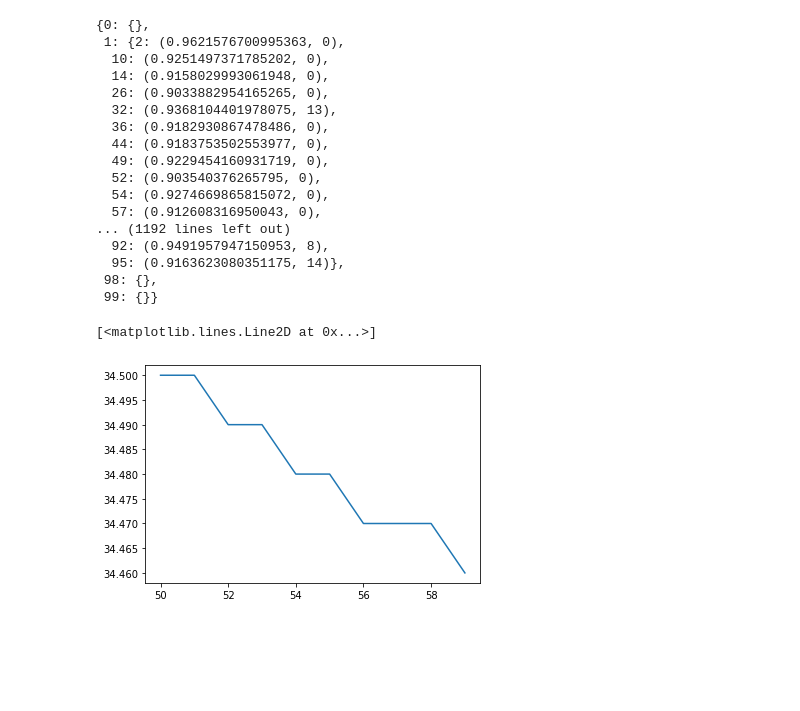
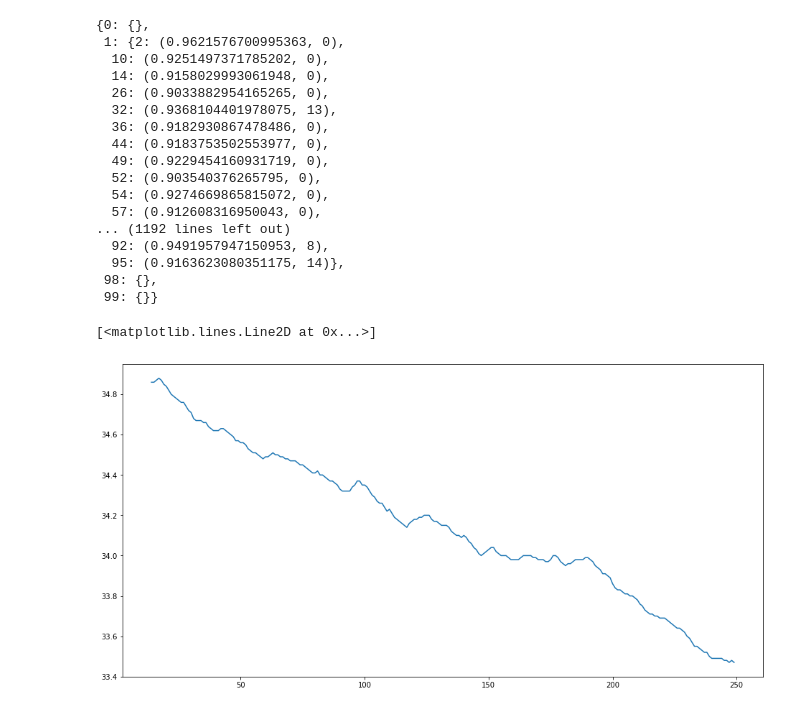
Before and after one commit to notalol1con/algothon2022, a Jupyter notebook: test.ipynb, the cells around one changed output. Drawn from its saved outputs; the diff is of its cells as text; code cells hidden in the pictures; blank space fills up the shorter version.

```diff
--- a/test.ipynb
+++ b/test.ipynb
@@ -223,10 +223,11 @@ leaders
   95: (0.9163623080351175, 14)},
  98: {},
  99: {}}
-# %%
-x_s = prcNormalized[76]
-#plt.plot(y_s[50:60], prcNormalized[36].shift(14)[50:60])
-plt.plot(y_s[50:60], prcNormalized[76][50:60])
-# %% [output]
-[<matplotlib.lines.Line2D at 0x...>]
-[figure, removed]
+# %%
+x_s = prcNormalized[76]
+plt.figure(figsize=(16,8))
+#plt.plot(y_s, prcNormalized[36])
+plt.plot(y_s, prcNormalized[76].shift(14))
+# %% [output]
+[<matplotlib.lines.Line2D at 0x...>]
+[figure, added]
```
Also changed, not shown: parts of 1 cell of this notebook, 2 other files.
